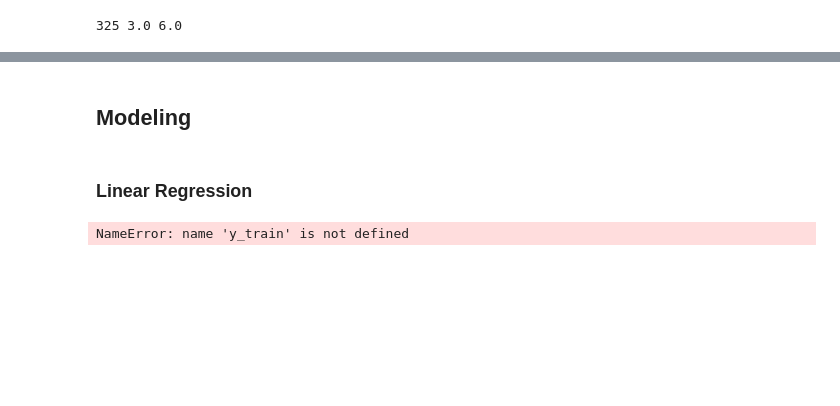
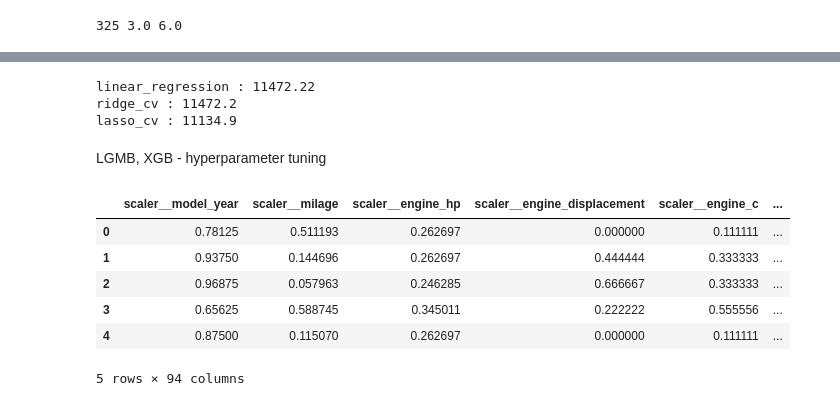
Before and after one commit to hi-yi/UsedCarPrediction, a Jupyter notebook: used_cars_modeling.ipynb, the cells around one changed output, grey strips where cells are left out. Cells and saved outputs as stored; diff of their text form; code cells hidden in the pictures; blank space fills up the shorter version.

```diff
--- a/used_cars_modeling.ipynb
+++ b/used_cars_modeling.ipynb
@@ -60,5 +65,0 @@ X_test[['engine_hp','engine_displacement','engine_c']] = imp.transform(X_test[['
-# %%
-scaler = MinMaxScaler()
-scaler.fit(X_train[num])
-X_train[num] = scaler.transform(X_train[num])
-X_test[num] = scaler.transform(X_test[num])
@@ -78,10 +66,47 @@ print(X_train.shape, X_test.shape)
-# %% [markdown]
-## Modeling
-# %% [markdown]
-### Linear Regression
-# %%
-lr = LinearRegression()
-lr.fit(X_train, y_train)
-lr.predict(X_test)
-# %% [output]
-NameError: name 'y_train' is not defined
+# %%
+preprocessor = ColumnTransformer([('scaler', MinMaxScaler(), make_column_selector(dtype_include=np.number)),
+                        ('one-hot', OneHotEncoder(handle_unknown='ignore'), make_column_selector(dtype_include=object))])
+
+scorer = make_scorer(root_mean_squared_error)
+kf = KFold(n_splits=10, shuffle=True, random_state=1)
+
+models = {'linear_regression' : LinearRegression(),
+         'ridge_cv' : RidgeCV(alphas=[0.001, 0.005, 0.01, 0.05, 0.1, 0.5, 1], scoring=scorer, cv=kf),
+         'lasso_cv' : LassoCV(cv=kf)
+}
+
+for name, model in models.items():
+
+    pipeline = Pipeline([
+        ('preprocessor', preprocessor),
+        ('model', model)])
+
+    if name == 'ridge_cv':
+        pipeline.fit(X_train, y_train)
+        cv_score = model.best_score_
+    elif name == 'lasso_cv':
+        pipeline.fit(X_train, y_train['price'])
+        cv_score = root_mean_squared_error(model.predict(preprocessor.transform(X_train)), y_train)
+    else:
+        cv_score = cross_val_score(pipeline, X_train, y_train['price'], scoring=scorer, cv=kf).mean()
+
+    print(name, ':', round(cv_score,2))
+# %% [output]
+linear_regression : 11472.22
+ridge_cv : 11472.2
+lasso_cv : 11134.9
+# %% [markdown]
+LGMB, XGB - hyperparameter tuning
+# %%
+# prepare X_test to predict y_test
+preprocessor.fit(X_train)
+X_test = pd.DataFrame(preprocessor.transform(X_test).toarray(), columns=preprocessor.get_feature_names_out())
+X_test.head()
+# %% [output]
+|  | scaler__model_year | scaler__milage | scaler__engine_hp | scaler__engine_displacement | scaler__engine_c | ... |
+| 0 | 0.78125 | 0.511193 | 0.262697 | 0.000000 | 0.111111 | ... |
+| 1 | 0.93750 | 0.144696 | 0.262697 | 0.444444 | 0.333333 | ... |
+| 2 | 0.96875 | 0.057963 | 0.246285 | 0.666667 | 0.333333 | ... |
+| 3 | 0.65625 | 0.588745 | 0.345011 | 0.222222 | 0.555556 | ... |
+| 4 | 0.87500 | 0.115070 | 0.262697 | 0.000000 | 0.111111 | ... |
+5 rows × 94 columns
```
Also changed, not shown: parts of 5 cells of this notebook.
